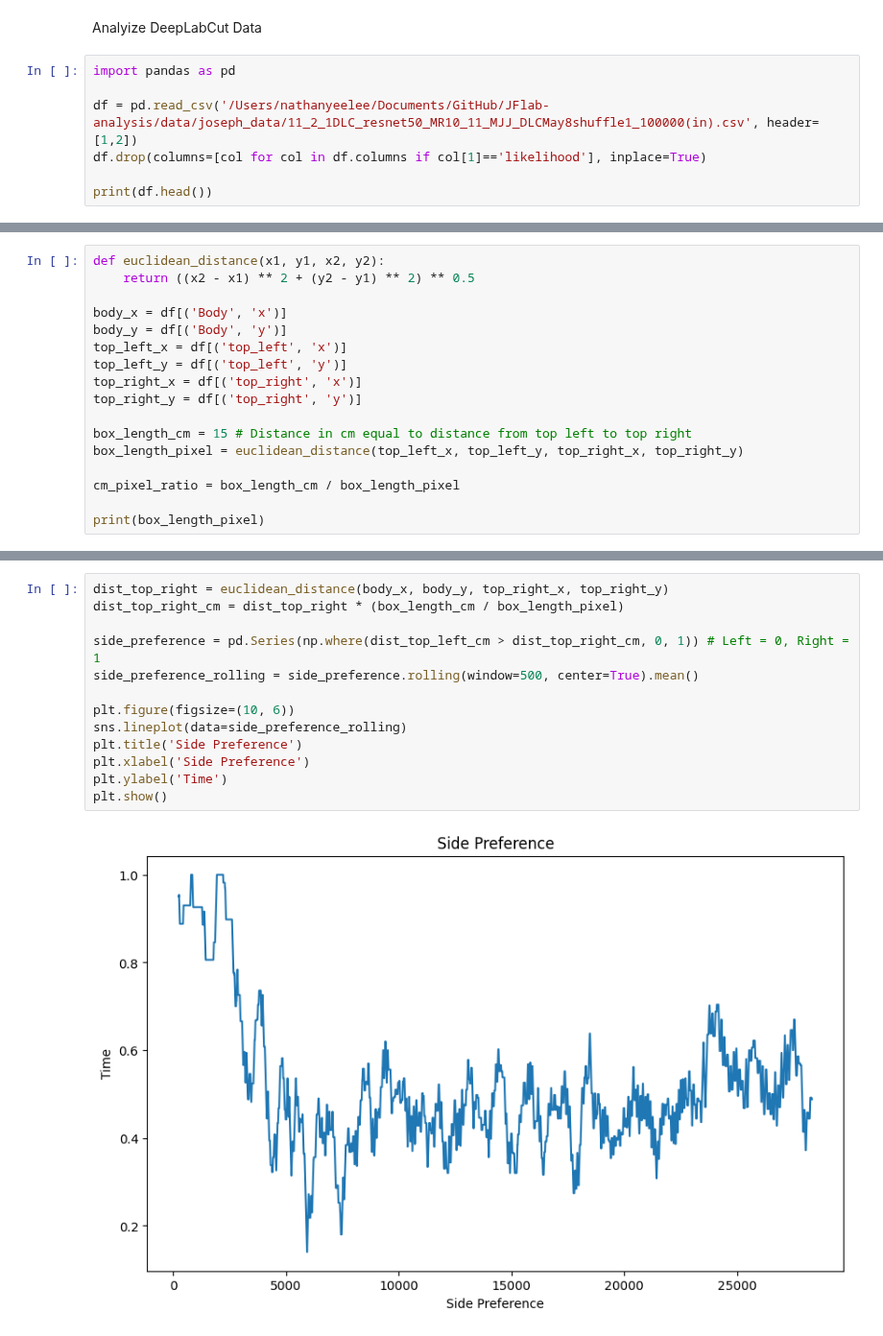
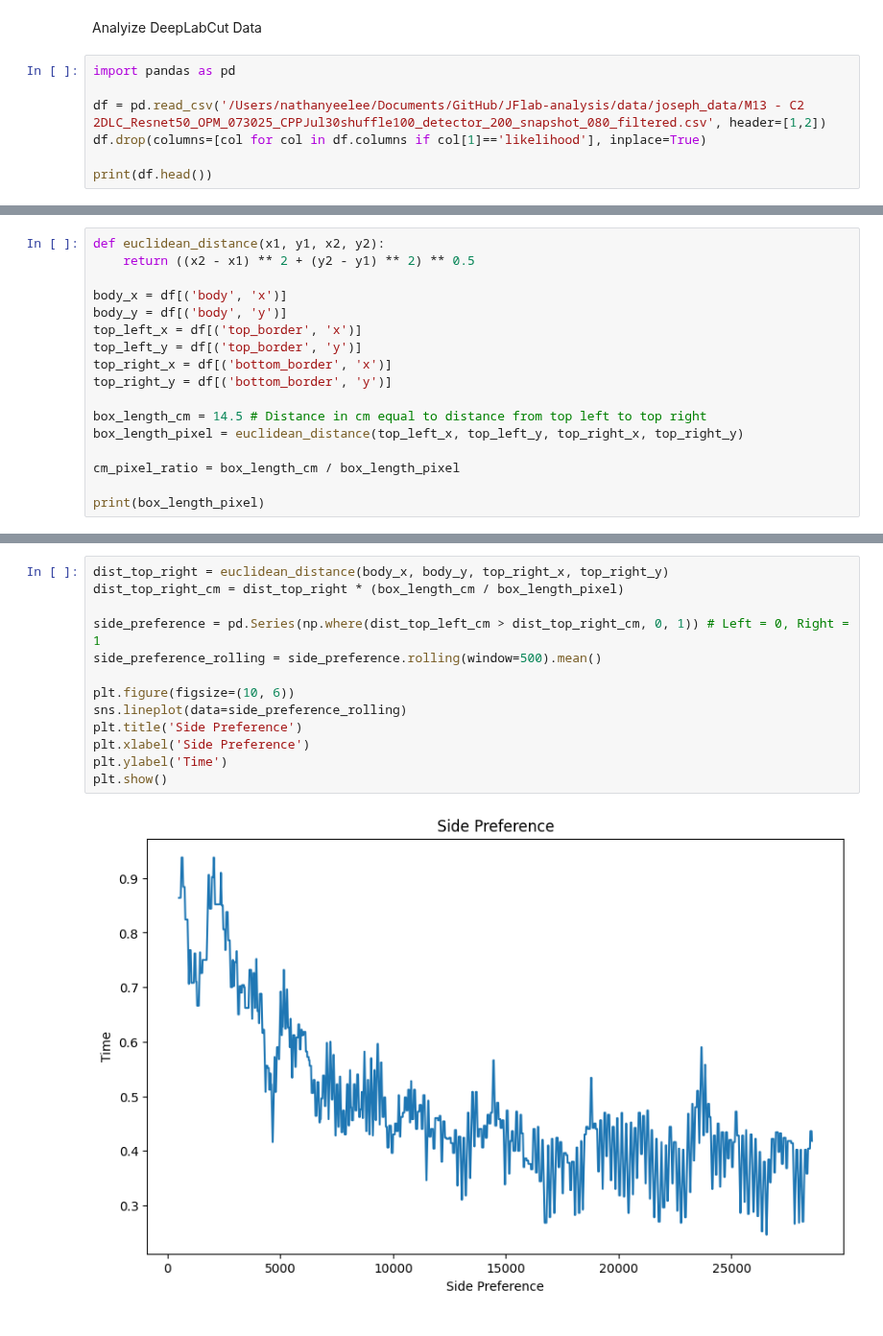
Before and after one commit to nathan-y-lee/JFlab-analysis, a Jupyter notebook: notebooks/joseph_analysis.ipynb, the cells around one changed output, grey strips where cells are left out. Shown at 96% size. Saved outputs shown, nothing was run; the diff lists cells and outputs as text.

Commit message:
update joseph_analysis

```diff
--- a/notebooks/joseph_analysis.ipynb
+++ b/notebooks/joseph_analysis.ipynb
@@ -3,7 +3,7 @@ Analyize DeepLabCut Data
 # %%
 import pandas as pd
 
-df = pd.read_csv('/Users/nathanyeelee/Documents/GitHub/JFlab-analysis/data/joseph_data/11_2_1DLC_resnet50_MR10_11_MJJ_DLCMay8shuffle1_100000(in).csv', header=[1,2])
+df = pd.read_csv('/Users/nathanyeelee/Documents/GitHub/JFlab-analysis/data/joseph_data/M13 - C2   2DLC_Resnet50_OPM_073025_CPPJul30shuffle100_detector_200_snapshot_080_filtered.csv', header=[1,2])
 df.drop(columns=[col for col in df.columns if col[1]=='likelihood'], inplace=True)
 
 print(df.head())
@@ -27,14 +27,14 @@ print(df.head())
 def euclidean_distance(x1, y1, x2, y2):
     return ((x2 - x1) ** 2 + (y2 - y1) ** 2) ** 0.5
 
-body_x = df[('Body', 'x')]
-body_y = df[('Body', 'y')]
-top_left_x = df[('top_left', 'x')]
-top_left_y = df[('top_left', 'y')]
-top_right_x = df[('top_right', 'x')]
-top_right_y = df[('top_right', 'y')]
+body_x = df[('body', 'x')]
+body_y = df[('body', 'y')]
+top_left_x = df[('top_border', 'x')]
+top_left_y = df[('top_border', 'y')]
+top_right_x = df[('bottom_border', 'x')]
+top_right_y = df[('bottom_border', 'y')]
 
-box_length_cm = 15 # Distance in cm equal to distance from top left to top right
+box_length_cm = 14.5 # Distance in cm equal to distance from top left to top right
 box_length_pixel = euclidean_distance(top_left_x, top_left_y, top_right_x, top_right_y)
 
 cm_pixel_ratio = box_length_cm / box_length_pixel
@@ -76,15 +85,15 @@ plt.show()
 # %%
 dist_top_right = euclidean_distance(body_x, body_y, top_right_x, top_right_y)
 dist_top_right_cm = dist_top_right * (box_length_cm / box_length_pixel)
 
 side_preference = pd.Series(np.where(dist_top_left_cm > dist_top_right_cm, 0, 1)) # Left = 0, Right = 1
-side_preference_rolling = side_preference.rolling(window=500, center=True).mean()
+side_preference_rolling = side_preference.rolling(window=500).mean()
 
 plt.figure(figsize=(10, 6))
 sns.lineplot(data=side_preference_rolling)
 plt.title('Side Preference')
 plt.xlabel('Side Preference')
 plt.ylabel('Time')
 plt.show()
 # %% [output]
-[figure, old version]
+[figure, new version]
```
Also changed, not shown: parts of 4 cells of this notebook, 1 other file.
